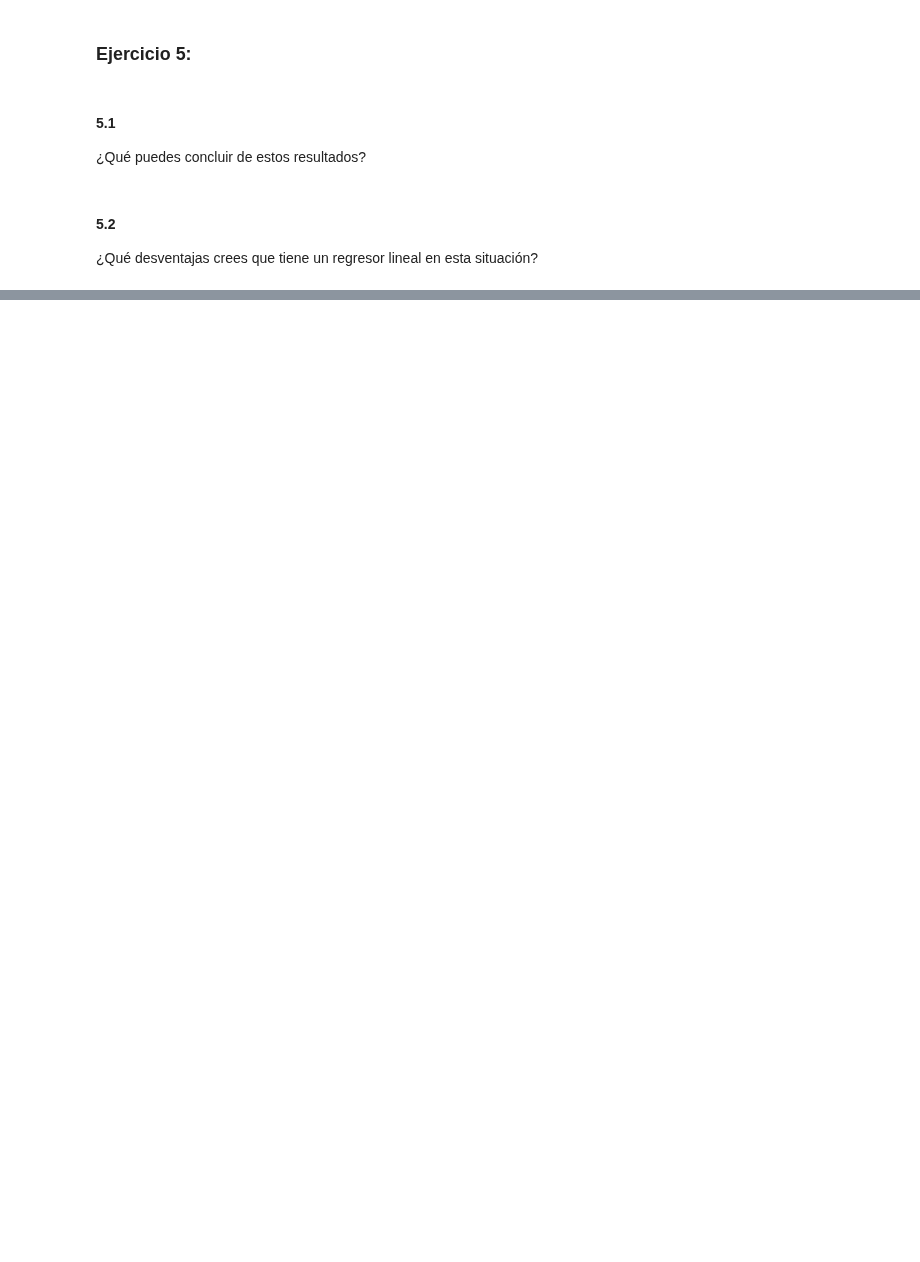
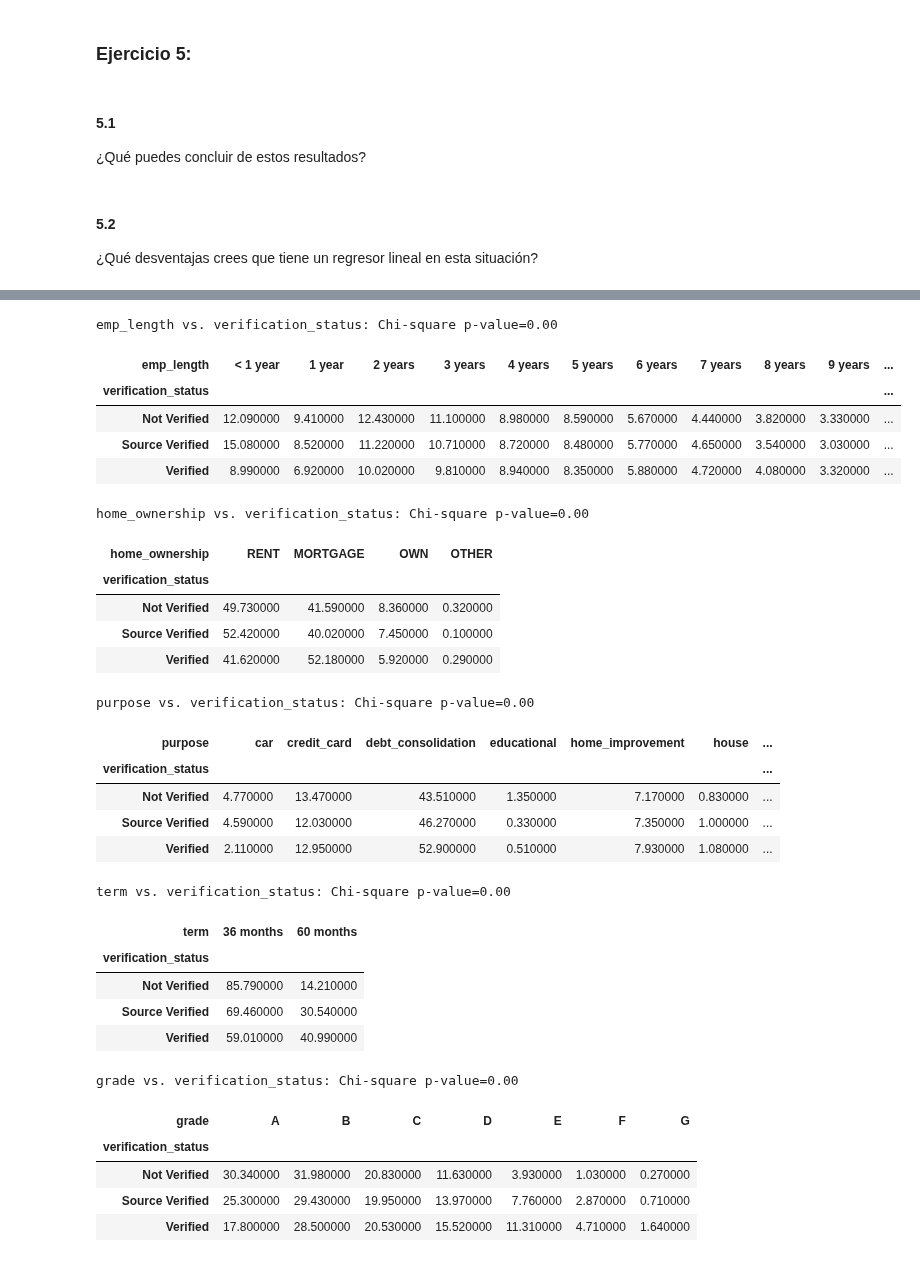
Before and after one commit to K-Viera/Python, a Jupyter notebook: DesicionAnalysis/case_RegLog-esp_V2.ipynb, the cells around one changed output, grey strips where cells are left out. Cells and saved outputs as stored; diff of their text form; code cells hidden in the pictures; blank space fills up the shorter version.

```diff
--- a/DesicionAnalysis/case_RegLog-esp_V2.ipynb
+++ b/DesicionAnalysis/case_RegLog-esp_V2.ipynb
@@ -295,0 +390,26 @@ Notes:
+# %%
+#This function calculates the TPR and TNR for given p
+def rates(p):
+    a= df6.loan_status
+    b=(b_Intercept+b_loan_amnt*df6['loan_amnt']+b_int_rate*df6['int_rate']>np.log(p/(1-p))).astype('int')
+
+    TPR=(a & b).sum(axis=0)/a.sum(axis=0)
+    TNR=(1-a & 1-b).sum(axis=0)/(1-a).sum(axis=0)
+    return [TPR,TNR]
+
+#Then, we use this function to plot the ROC curve
+x=[]
+y=[]
+for p in np.arange(0.01,0.99,0.01):
+    z=rates(p)
+    y.append(z[0])
+    x.append(1-z[1])
+
+fig, ax = plt.subplots()
+
+ax.plot(x,y, label=f'ROC curve for model in Ex6')
+ax.plot([0, 1], [0, 1], color='navy', lw=1, linestyle='--', label='Random guess')
+plt.xlabel('False Positive Rate')
+plt.ylabel('True Positive Rate')
+plt.title('Classification of Defaulters')
+plt.legend(loc='lower right')
@@ -295,0 +502,43 @@ Notes:
+# %%
+def get_rctable(var1, var2):
+    res = pd.crosstab(df[var2], df[var1])
+    chi2, p, dof, ex = chi2_contingency(res)
+    output = round( res.div(res.sum(axis = 1),axis = 0)*100, 2 )
+    return output.style.set_caption(f'{var1} vs. {var2}: Chi-square p-value={p:.2f}')
+# %%
+display(get_rctable('emp_length', 'verification_status'))
+display(get_rctable('home_ownership', 'verification_status'))
+display(get_rctable('purpose', 'verification_status'))
+display(get_rctable('term', 'verification_status'))
+display(get_rctable('grade', 'verification_status'))
+# %% [output]
+emp_length vs. verification_status: Chi-square p-value=0.00
+| emp_length | < 1 year | 1 year | 2 years | 3 years | 4 years | 5 years | 6 years | 7 years | 8 years | 9 years | ... |
+| verification_status |  |  |  |  |  |  |  |  |  |  | ... |
+| Not Verified | 12.090000 | 9.410000 | 12.430000 | 11.100000 | 8.980000 | 8.590000 | 5.670000 | 4.440000 | 3.820000 | 3.330000 | ... |
+| Source Verified | 15.080000 | 8.520000 | 11.220000 | 10.710000 | 8.720000 | 8.480000 | 5.770000 | 4.650000 | 3.540000 | 3.030000 | ... |
+| Verified | 8.990000 | 6.920000 | 10.020000 | 9.810000 | 8.940000 | 8.350000 | 5.880000 | 4.720000 | 4.080000 | 3.320000 | ... |
+home_ownership vs. verification_status: Chi-square p-value=0.00
+| home_ownership | RENT | MORTGAGE | OWN | OTHER |
+| verification_status |  |  |  |  |
+| Not Verified | 49.730000 | 41.590000 | 8.360000 | 0.320000 |
+| Source Verified | 52.420000 | 40.020000 | 7.450000 | 0.100000 |
+| Verified | 41.620000 | 52.180000 | 5.920000 | 0.290000 |
+purpose vs. verification_status: Chi-square p-value=0.00
+| purpose | car | credit_card | debt_consolidation | educational | home_improvement | house | ... |
+| verification_status |  |  |  |  |  |  | ... |
+| Not Verified | 4.770000 | 13.470000 | 43.510000 | 1.350000 | 7.170000 | 0.830000 | ... |
+| Source Verified | 4.590000 | 12.030000 | 46.270000 | 0.330000 | 7.350000 | 1.000000 | ... |
+| Verified | 2.110000 | 12.950000 | 52.900000 | 0.510000 | 7.930000 | 1.080000 | ... |
+term vs. verification_status: Chi-square p-value=0.00
+| term | 36 months | 60 months |
+| verification_status |  |  |
+| Not Verified | 85.790000 | 14.210000 |
+| Source Verified | 69.460000 | 30.540000 |
+| Verified | 59.010000 | 40.990000 |
+grade vs. verification_status: Chi-square p-value=0.00
+| grade | A | B | C | D | E | F | G |
+| verification_status |  |  |  |  |  |  |  |
+| Not Verified | 30.340000 | 31.980000 | 20.830000 | 11.630000 | 3.930000 | 1.030000 | 0.270000 |
+| Source Verified | 25.300000 | 29.430000 | 19.950000 | 13.970000 | 7.760000 | 2.870000 | 0.710000 |
+| Verified | 17.800000 | 28.500000 | 20.530000 | 15.520000 | 11.310000 | 4.710000 | 1.640000 |
```
Also changed, not shown: parts of 58 cells of this notebook, 25 other files.
